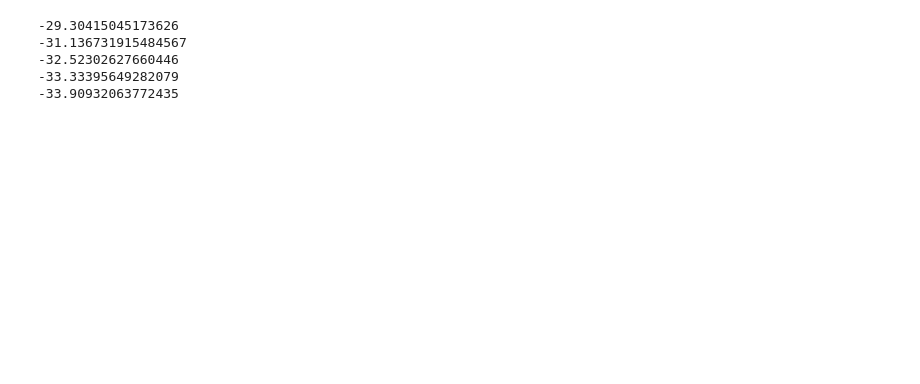
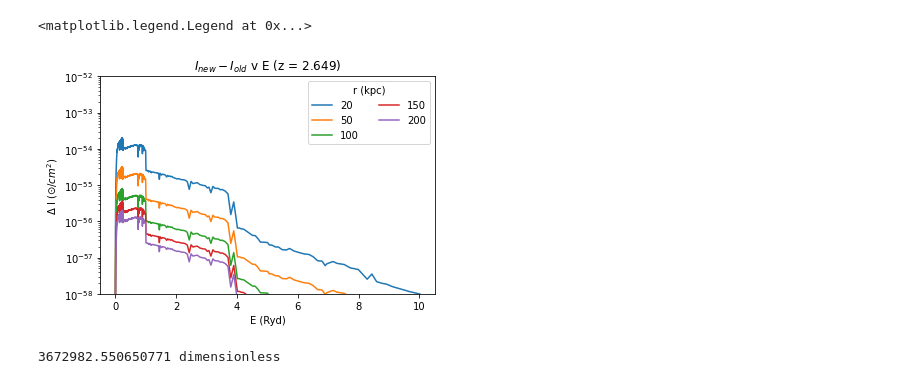
Before and after one commit to tairaeli/trident_uncertainty, a Jupyter notebook: mods/backgrounds/stellar_pops/uv_back_test.ipynb, the cells around one changed output. Drawn from its saved outputs; the diff is of its cells as text; code cells hidden in the pictures; blank space fills up the shorter version.

```diff
--- a/mods/backgrounds/stellar_pops/uv_back_test.ipynb
+++ b/mods/backgrounds/stellar_pops/uv_back_test.ipynb
@@ -83,0 +120,21 @@ nu,spec = rebin(wave,spec)
+# %%
+wave = dat[20][2.013]['wave']
+wav = ptw_wave*u.Angstrom
+Ryd = 2.1798723611035e-18 * u.J
+
+dlis = [20,50,100,150,200]
+speclis = []
+ptw_spec = ptw_data[:,0,-1]
+print(ptw_data.shape)
+nu = wav.to("J", equivalence="spectral") / Ryd
+nu = np.flip(nu.to_value())
+for d in dlis:
+    d_cm = d*3.086e+21
+    spec = dat[d][2.649]['spec']/(16*np.pi**2*d_cm**2)
+
+    new_I = rebin(wave,spec,ptw_spec)
+
+    speclis.append(np.log10(new_I))
+    plt.plot(nu,new_I-ptw_spec)
+#     plt.plot(nu,np.flip(ptw_spec))
+# plt.yscale("log")
@@ -84,12 +187,31 @@ nu,spec = rebin(wave,spec)
+# %%
+for d in dlis:
+    spec = dat[d][2.013]['spec']/(16*np.pi**2*(d*3.086e+21)**2)
+    wave = dat[d][2.013]['wave']*u.Angstrom
+    nu = wave.to("J", equivalence="spectral") / Ryd
+    nu = nu.to_value()
+    plt.plot(nu,spec, label = str(d))
+
+plt.yscale('log')
+# plt.xlim([-0.05e6,1e6])
+plt.ylim([10**(-58),10**(-52)])
+plt.title("$I_{new} - I_{old}$ v E (z = 2.649)")
+plt.ylabel("$\Delta$ I ($\odot$/$cm^2$)")
+plt.xlabel("E (Ryd)")
+plt.legend(title = "r (kpc)", ncol = 2)
+# %% [output]
+<matplotlib.legend.Legend at 0x...>
+[figure, added]
+# %%
+Ryd = 2.1798723611035e-18 * u.J
+ptw_wave = ptw_wave * u.Angstrom
+nu = ptw_wave.to("J", equivalence="spectral") / Ryd
+print(np.max(nu))
+# %% [output]
+3672982.550650771 dimensionless
 # %%
 dlist = [20,50,100,150,200]
 
 for d in dlist:
-    d_m = d*3.086e19
+    d_m = d
     print(np.max(np.log(spec/d_m**2)))
-# %% [output]
--29.30415045173626
--31.136731915484567
--32.52302627660446
--33.33395649282079
--33.90932063772435
```
Also changed, not shown: parts of 23 cells of this notebook, 2 other files.
